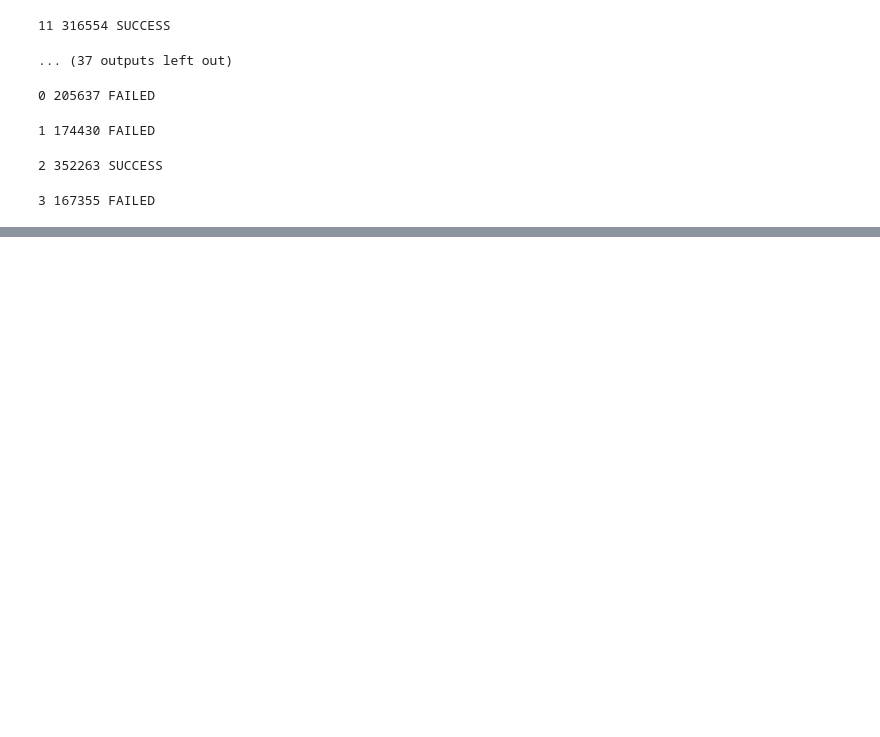
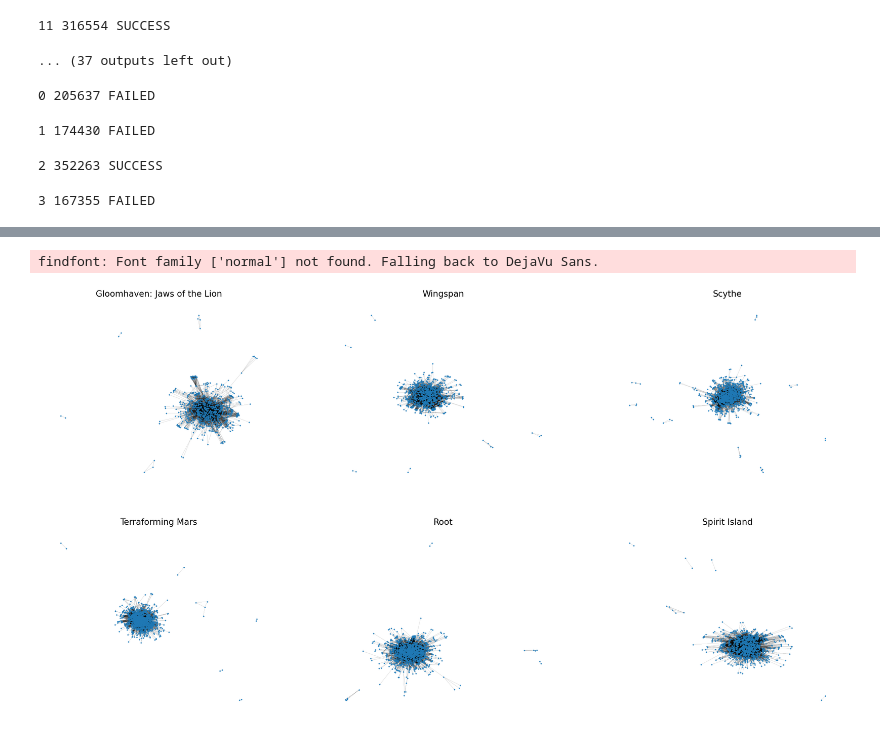
Before and after one commit to ElDmitro/bgg_analyser, a Jupyter notebook: data.ipynb, the cells around one changed output, grey strips where cells are left out. Saved outputs shown, nothing was run; the diff lists cells and outputs as text; code cells hidden in the pictures; blank space fills up the shorter version.

```diff
--- a/data.ipynb
+++ b/data.ipynb
@@ -406,0 +523,14 @@ AttributeError: 'NoneType' object has no attribute 'find'
+# %%
+fig, axs = plt.subplots(2, 3, figsize=(15 * 3, 12 * 2))
+for game, ax in zip(games_slice, axs.flatten()):
+    G = nx.Graph()
+    G.add_edges_from(bg_edges[game].keys())
+    pos = nx.spring_layout(G, iterations=20, seed=443)
+    ax.axis('off')
+
+    ax.set_title(bg_id2name[game])
+
+    nx.draw_networkx(G, pos=pos, ax=ax, **plot_options)
+# %% [output]
+findfont: Font family ['normal'] not found. Falling back to DejaVu Sans.
+[figure, added]
```
Also changed, not shown: parts of 57 cells of this notebook.
